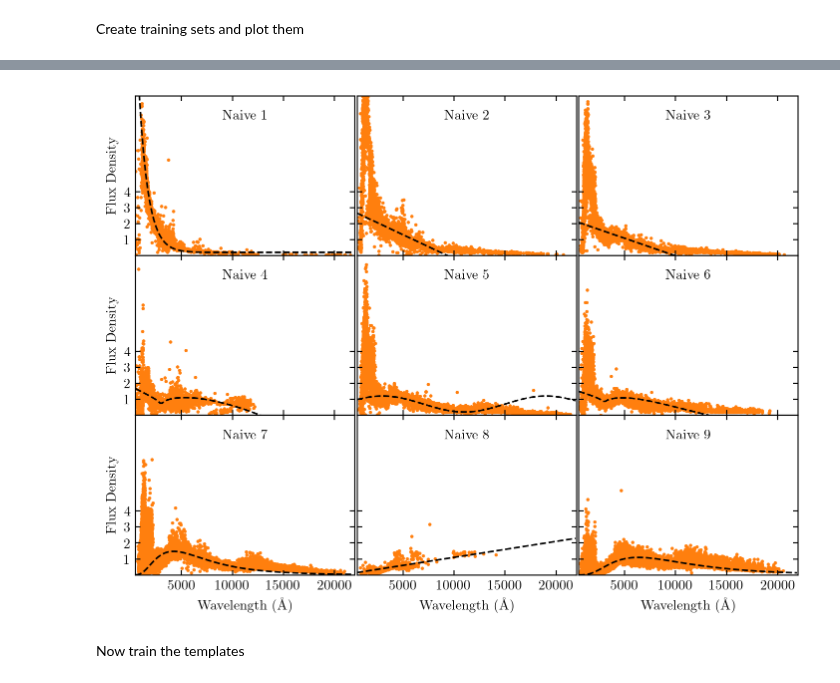
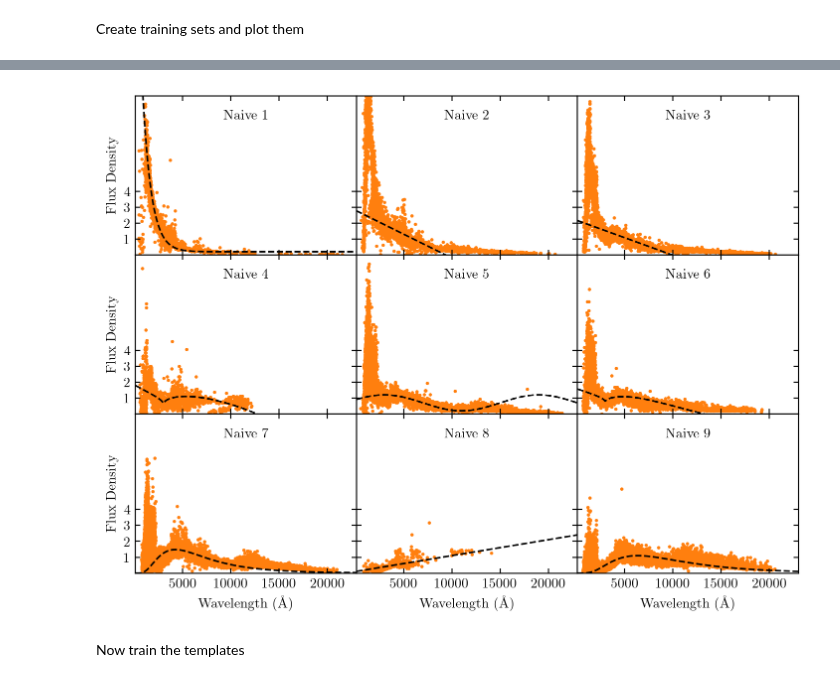
Before and after one commit to dirac-institute/photoz_template_learning, a Jupyter notebook: training_naive.ipynb, the cells around one changed output, grey strips where cells are left out. Drawn from its saved outputs; the diff is of its cells as text; code cells hidden in the pictures.

```diff
--- a/training_naive.ipynb
+++ b/training_naive.ipynb
@@ -50,7 +50,7 @@ template_functions = [tf1,tf2,tf3,tf4,tf5,tf6,tf7,tf8,tf9]
 naive_templates = dict()
 for i,tf in enumerate(template_functions):
     template = Sed()
-    template.wavelen = np.arange(20,2200,20)*1.0
+    template.wavelen = np.linspace(10,2300,100)
     template.flambda = tf(template.wavelen)
     template.wavelen *= 10
     naive_templates["naive"+str(i+1)] = template
@@ -67,35 +67,35 @@ fig, ((ax1,ax2,ax3),(ax4,ax5,ax6),(ax7,ax8,ax9)) = plt.subplots(3,3,sharex='all'
 
 axes = [ax1,ax2,ax3,ax4,ax5,ax6,ax7,ax8,ax9]
 for i,ax in enumerate(axes):
 
     wavelen = [row[0] for row in training_sets["naive"+str(i+1)]]
     fluxes = [row[1] for row in training_sets["naive"+str(i+1)]]
     ax.scatter(wavelen, fluxes, s=2, c="C1")
 
     template = naive_templates["naive"+str(i+1)]
     ax.plot(template.wavelen, template.flambda, ls="--", c="k")
 
     ax.text(0.5,0.85,"Naive "+str(i+1),transform=ax.transAxes,ha="center")
 
     ax.set_yticks([1,2,3,4])
     #ax.set_xticks([2500,5000,7500,9800])
     #ax.set_xticklabels([2500,5000,7500,10000])
 
-plt.xlim(500,22000)
+plt.xlim(100,23000)
 plt.ylim(0,10)
 ax7.set_xlabel('Wavelength ($\mathrm{\AA}$)')
 ax8.set_xlabel('Wavelength ($\mathrm{\AA}$)')
 ax9.set_xlabel('Wavelength ($\mathrm{\AA}$)')
 ax1.set_ylabel('Flux Density')
 ax4.set_ylabel('Flux Density')
 ax7.set_ylabel('Flux Density')
 
 fig.tight_layout(pad=0.5, h_pad=0, w_pad=0)
 plt.show()
 
 #fig.savefig('plots/naive_untrained.pdf')
 # %% [output]
-[figure, old version]
+[figure, new version]
 # %% [markdown]
 Now train the templates
 # %%
```
Also changed, not shown: parts of 3 cells of this notebook, 1 other file.
